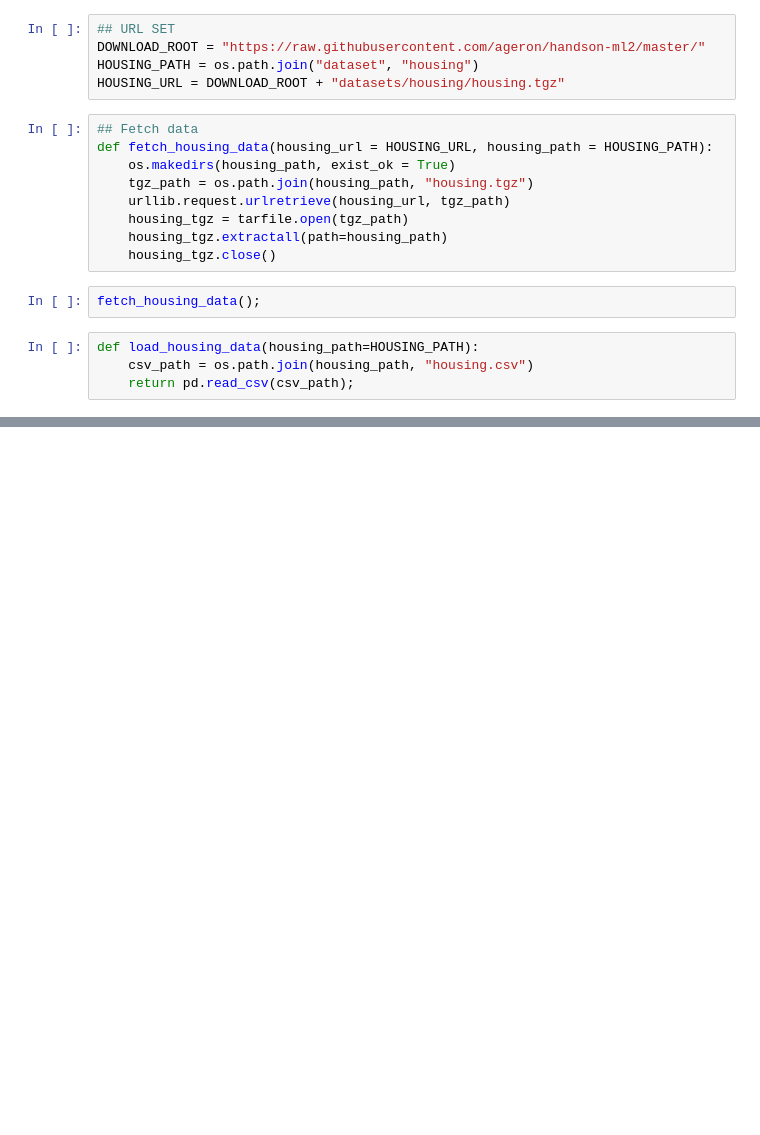
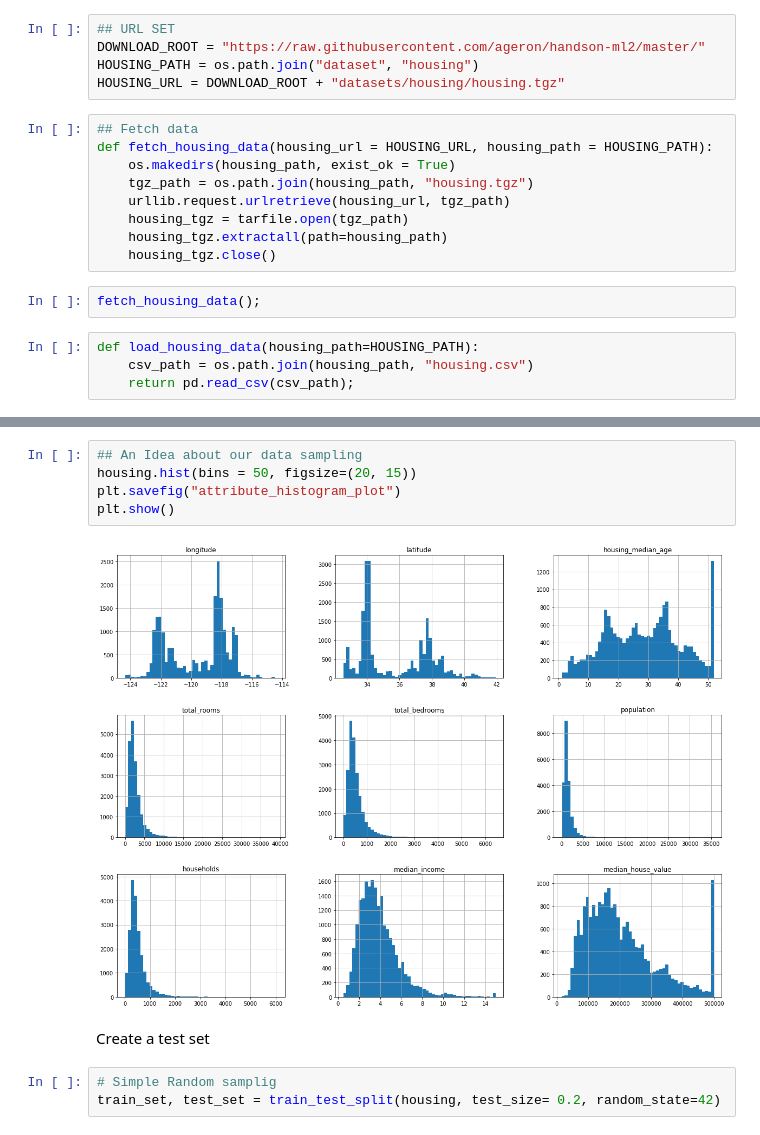
Before and after one commit to RauPro/House-Price-Predict, a Jupyter notebook: house_price_predict.ipynb, the cells around one changed output, grey strips where cells are left out. Drawn from its saved outputs; the diff is of its cells as text; blank space fills up the shorter version.

Commit message:
Visualazing our data and check correlation

```diff
--- a/house_price_predict.ipynb
+++ b/house_price_predict.ipynb
@@ -36,0 +85,12 @@ housing.head()
+# %%
+## An Idea about our data sampling
+housing.hist(bins = 50, figsize=(20, 15))
+plt.savefig("attribute_histogram_plot")
+plt.show()
+# %% [output]
+[figure, added]
+# %% [markdown]
+Create a test set
+# %%
+# Simple Random samplig
+train_set, test_set = train_test_split(housing, test_size= 0.2, random_state=42)
```
Also changed, not shown: parts of 29 cells of this notebook, 4 other files.
